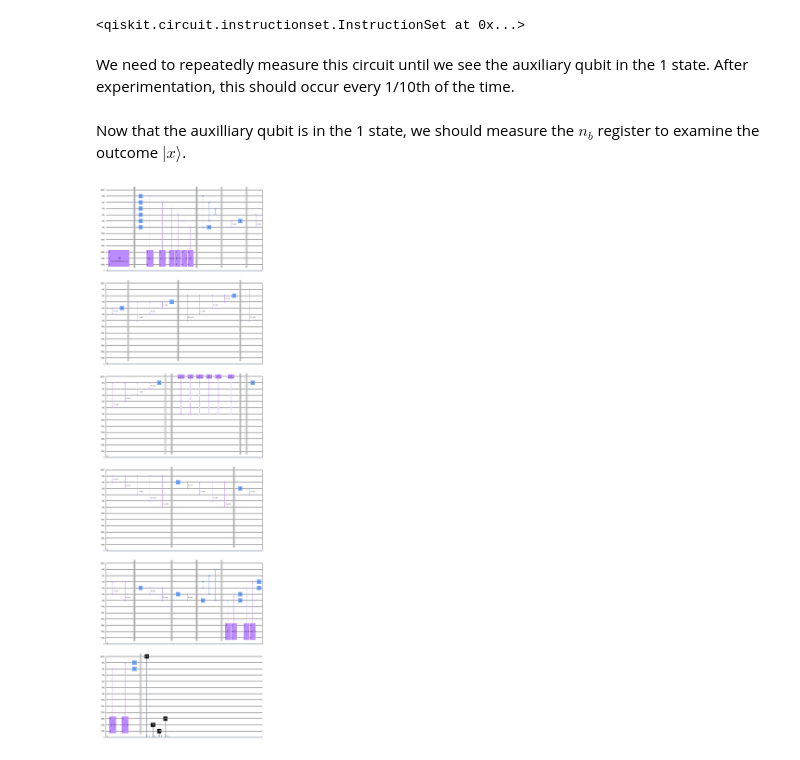
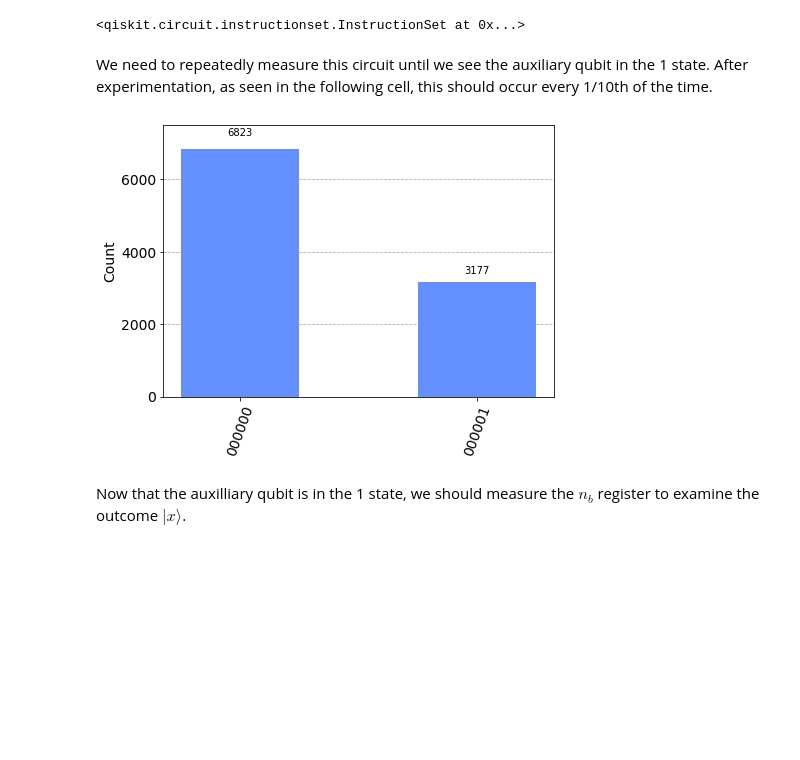
Before and after one commit to tybens/quantum-data-fitting-HHL, a Jupyter notebook: hhl-non-hermitian.ipynb, the cells around one changed output. Drawn from its saved outputs; the diff is of its cells as text; code cells hidden in the pictures; blank space fills up the shorter version.

```diff
--- a/hhl-non-hermitian.ipynb
+++ b/hhl-non-hermitian.ipynb
@@ -348,23 +352,15 @@ circ_up_to.measure(aux, c[0])
 # %% [output]
 <qiskit.circuit.instructionset.InstructionSet at 0x...>
 # %% [markdown]
-We need to repeatedly measure this circuit until we see the auxiliary qubit in the 1 state. After experimentation, this should occur every 1/10th of the time.
+We need to repeatedly measure this circuit until we see the auxiliary qubit in the 1 state. After experimentation, as seen in the following cell, this should occur every 1/10th of the time.
 # %%
-while True:
-    backend_qasm = Aer.get_backend('qasm_simulator')
-    # perform constant_full_circuit just 1 time and plot the histogram of states!
-    res = execute(circ_up_to, backend_qasm,shots=1).result()
-    counts = res.get_counts();
-    if binaryToDec(counts.most_frequent()) != 0:
-        break
+backend_qasm = Aer.get_backend('qasm_simulator')
+# perform constant_full_circuit just 1 time and plot the histogram of states!
+res = execute(circ_up_to, backend_qasm,shots=10000).result()
+counts = res.get_counts()
+plot_histogram(counts)
+# %% [output]
+[figure, added]
 # %% [markdown]
 Now that the auxilliary qubit is in the 1 state, we should measure the $n_b$ register to examine the outcome $|x\rangle$.
-# %%
-final_circ = circ_up_to.copy()
-
-final_circ.measure(n_b, c[:n])
-
-final_circ.draw('mpl')
-# %% [output]
-[figure, removed]
 # %%
```
Also changed, not shown: parts of 19 cells of this notebook.
